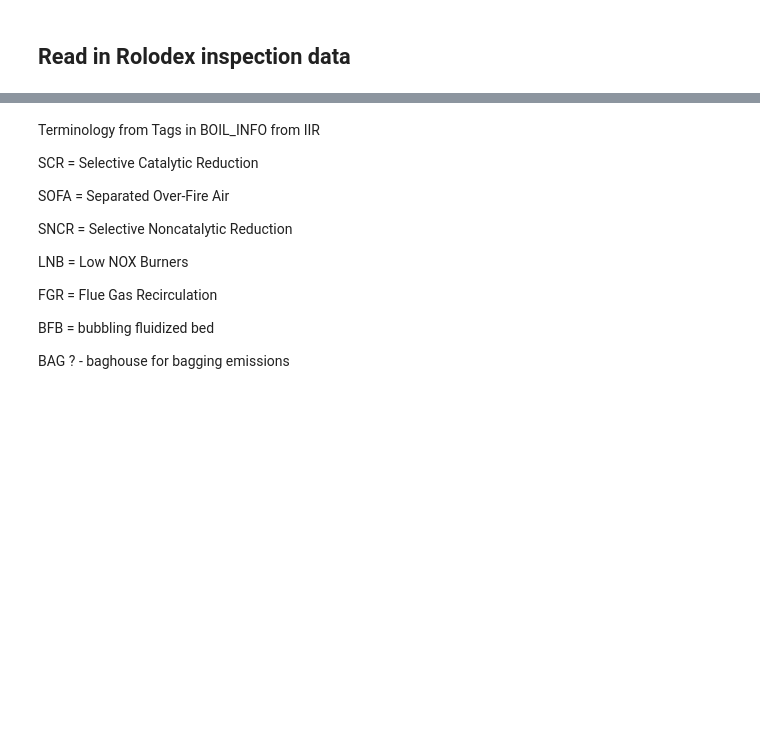
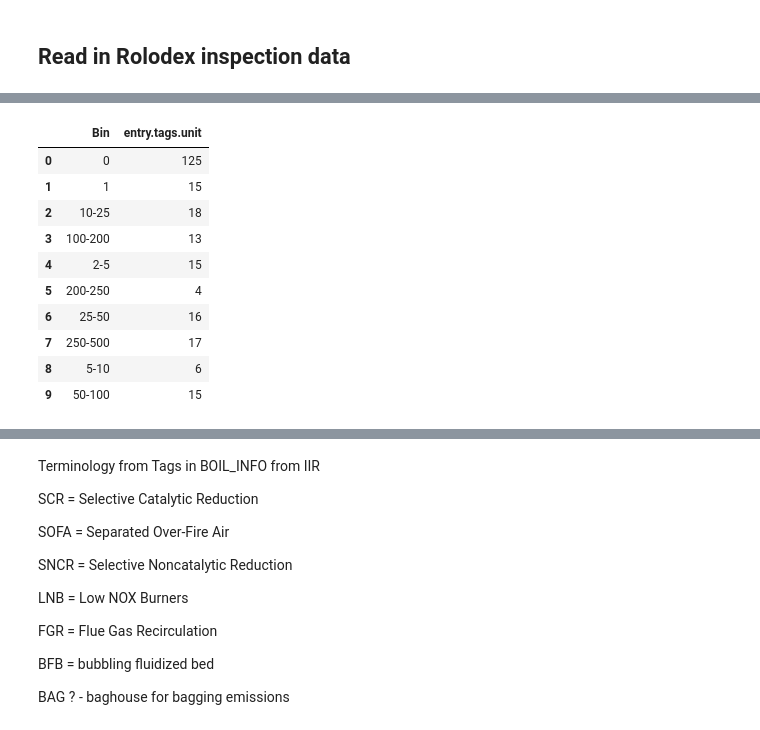
Before and after one commit to GeckoRobotics/davos-data-project, a Jupyter notebook: notebooks/Data_Pipeline.ipynb, the cells around one changed output, grey strips where cells are left out. Cells and saved outputs as stored; diff of their text form; code cells hidden in the pictures; blank space fills up the shorter version.

```diff
--- a/notebooks/Data_Pipeline.ipynb
+++ b/notebooks/Data_Pipeline.ipynb
@@ -188,0 +249,2 @@ comb_df.shape
+# %%
+unit_grouped_crits = comb_df.groupby(['entry.tags.unit'])['bins_collected', 'Bins w 40% Loss'].sum()
@@ -188,0 +278,2 @@ comb_df.shape
+# %%
+units_under500_df = unit_grouped_crits[unit_grouped_crits['Bins w 40% Loss'] < 500].reset_index()
@@ -188,0 +309,43 @@ comb_df.shape
+# %%
+def bin_num(x):
+    """
+    custom binning
+    """
+    if (x < 500):
+        y = "250-500"
+    if (x < 250):
+        y = "200-250"
+    if (x < 200):
+        y = "100-200"
+    if (x < 100):
+        y = "50-100"
+    if (x < 50):
+        y = "25-50"
+    if (x < 25):
+        y = "10-25"
+    if (x < 10):
+        y = "5-10"
+    if (x < 5):
+        y = "2-5"
+    if (x == 1):
+        y = "1"
+    if (x == 0):
+        y = "0"
+
+    return y
+# %%
+units_under500_df['Bin'] = units_under500_df['Bins w 40% Loss'].apply(lambda x: bin_num(x))
+# %%
+units_under500_df.groupby(['Bin'])['entry.tags.unit'].nunique().to_frame().reset_index()
+# %% [output]
+|  | Bin | entry.tags.unit |
+| 0 | 0 | 125 |
+| 1 | 1 | 15 |
+| 2 | 10-25 | 18 |
+| 3 | 100-200 | 13 |
+| 4 | 2-5 | 15 |
+| 5 | 200-250 | 4 |
+| 6 | 25-50 | 16 |
+| 7 | 250-500 | 17 |
+| 8 | 5-10 | 6 |
+| 9 | 50-100 | 15 |
```
Also changed, not shown: parts of 49 cells of this notebook, 11 other files.
